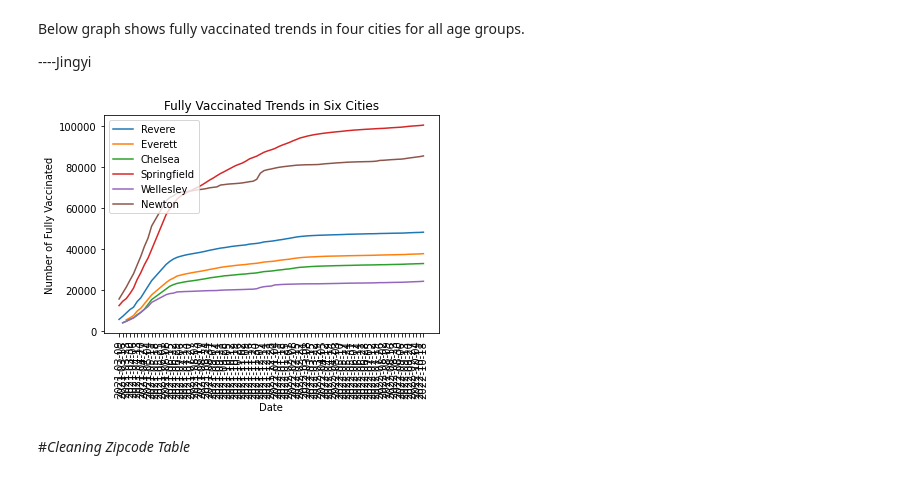
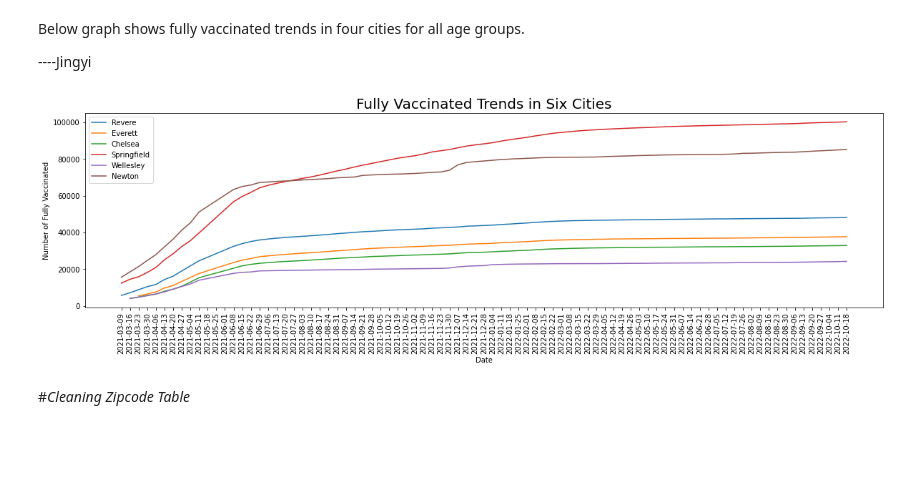
Before and after one commit to BU-Spark/ds-bch-vaccine-equity, a Jupyter notebook: Group_2_Vaccines.ipynb, the cells around one changed output. Drawn from its saved outputs; the diff is of its cells as text; code cells hidden in the pictures; blank space fills up the shorter version.

```diff
--- a/Group_2_Vaccines.ipynb
+++ b/Group_2_Vaccines.ipynb
@@ -278,24 +242,28 @@ Below graph shows fully vaccinated trends in four cities for all age groups.
 ----Jingyi
 # %%
 import matplotlib.pyplot as plt
+
+f = plt.figure()
+f.set_figwidth(20)
+f.set_figheight(5)
 
 plt.plot(all_age_Revere["date"],all_age_Revere["fully_vaccinated"], label='Revere')
 plt.plot(all_age_Everett["date"],all_age_Everett["fully_vaccinated"], label='Everett')
 plt.plot(all_age_Chelsea["date"],all_age_Chelsea["fully_vaccinated"], label='Chelsea')
 plt.plot(all_age_Springfield["date"],all_age_Springfield["fully_vaccinated"], label='Springfield')
 plt.plot(all_age_Wellesley["date"],all_age_Wellesley["fully_vaccinated"], label='Wellesley')
 plt.plot(all_age_Newton["date"],all_age_Newton["fully_vaccinated"], label='Newton')
 
-plt.title('Fully Vaccinated Trends in Six Cities')
+plt.title('Fully Vaccinated Trends in Six Cities', fontsize=20)
 plt.xlabel('Date')
 plt.ylabel('Number of Fully Vaccinated')
 
 plt.xticks(rotation='vertical') # I don't know how to remove a few x labels. It is too hard to read now.
 
 plt.legend()
 plt.show()
 # %% [output]
-[figure, old version]
+[figure, new version]
 # %% [markdown]
 #*Cleaning Zipcode Table*
 # %%
```
Also changed, not shown: parts of 5 cells of this notebook.
